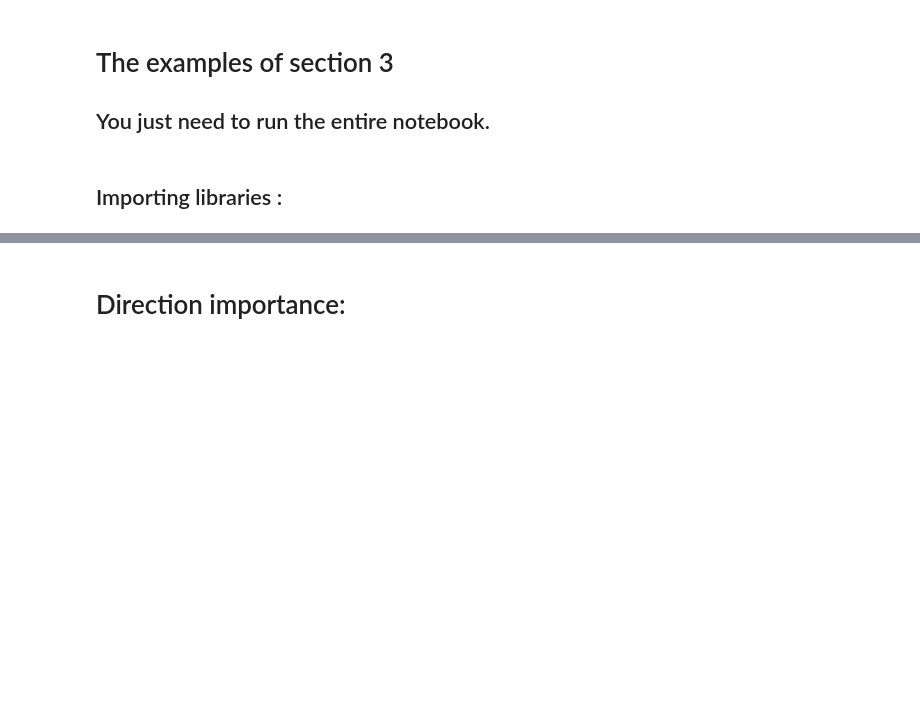
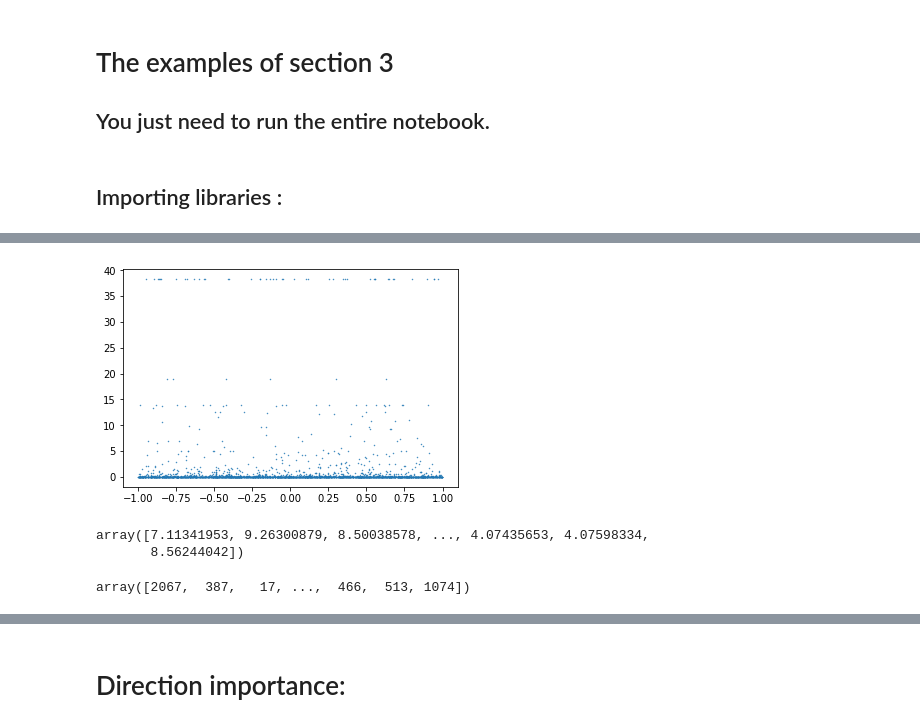
Before and after one commit to GuillaumeStaermanML/FIF, a Jupyter notebook: Code_FIF/Section_3/Section_3.ipynb, the cells around one changed output, grey strips where cells are left out. Cells and saved outputs as stored; diff of their text form; code cells hidden in the pictures; blank space fills up the shorter version.

```diff
--- a/Code_FIF/Section_3/Section_3.ipynb
+++ b/Code_FIF/Section_3/Section_3.ipynb
@@ -14,0 +72,29 @@ from FIF import *
+# %%
+X = X_train
+# %%
+np.random.seed(42)
+F1 = FIForest(X, ntrees=100, time = tps, subsample_size= X.shape[0],
+            D= 'cosinus', innerproduct= "auto", alpha = 1, criterion="sample")
+# %%
+a, b, c = F1.get_Dictionary_information()
+b = np.array(b)
+# %%
+ampl = np.zeros((len(c)))
+freq = np.zeros((len(c)))
+for i in range(len(c)):
+    ampl[i] = c[i][0]
+    freq[i] = c[i][1]
+# %%
+plt.scatter(ampl,b, s=0.2)
+plt.show()
+# %% [output]
+[figure, added]
+# %%
+freq
+# %% [output]
+array([7.11341953, 9.26300879, 8.50038578, ..., 4.07435653, 4.07598334,
+       8.56244042])
+# %%
+np.argsort(freq)
+# %% [output]
+array([2067,  387,   17, ...,  466,  513, 1074])
```
Also changed, not shown: parts of 22 cells of this notebook, 1 other file.
